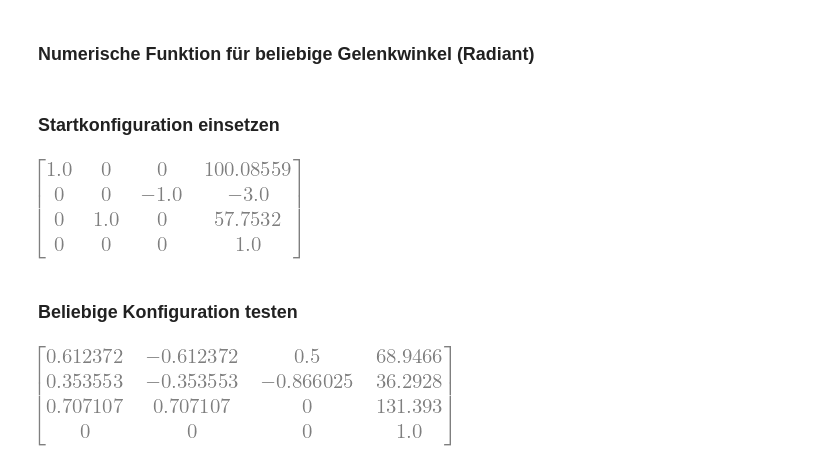
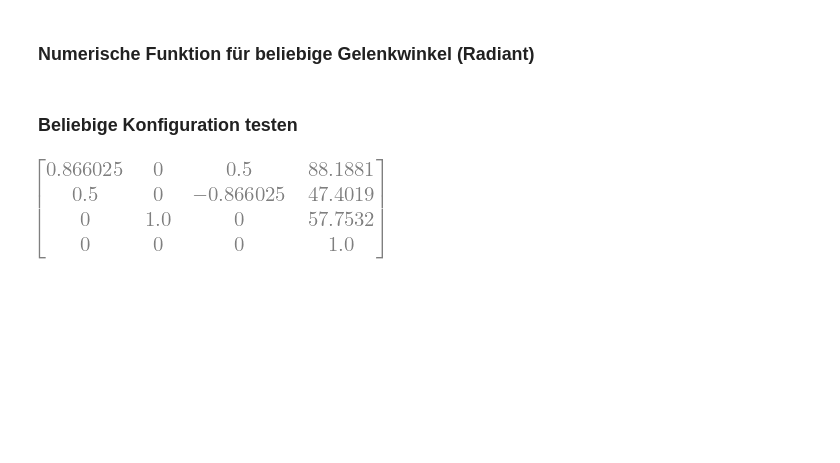
Before and after one commit to Pilzkoma/Mehrkoerpersysteme, a Jupyter notebook: transformation.ipynb, the cells around one changed output. Drawn from its saved outputs; the diff is of its cells as text; code cells hidden in the pictures; blank space fills up the shorter version.

```diff
--- a/transformation.ipynb
+++ b/transformation.ipynb
@@ -158,18 +158,11 @@ T_func = sp.lambdify((theta1, theta2, theta3, theta4), T, "numpy")
 def T_num(q1, q2, q3, q4):
     """Gesamttransformation als numpy-Array fuer Gelenkwinkel in Radiant."""
     return T_func(q1, q2, q3, q4)
-# %% [markdown]
-### Startkonfiguration einsetzen
-# %%
-T_start = T.subs(start_config).evalf(8)
-T_start.applyfunc(lambda x: 0 if abs(x) < 1e-9 else x)
-# %% [output]
-[figure, removed]
 # %% [markdown]
 ### Beliebige Konfiguration testen
 # %%
-T_beispiel = T.subs({theta1: sp.rad(30), theta2: sp.rad(45),
-                     theta3: sp.rad(0),  theta4: sp.rad(90)})
+T_beispiel = T.subs({theta1: sp.rad(30), theta2: sp.rad(0),
+                     theta3: sp.rad(0)})
 T_beispiel.evalf(6)
 # %% [output]
-[figure, old version]
+[figure, new version]
```
Also changed, not shown: parts of 1 cell of this notebook.
